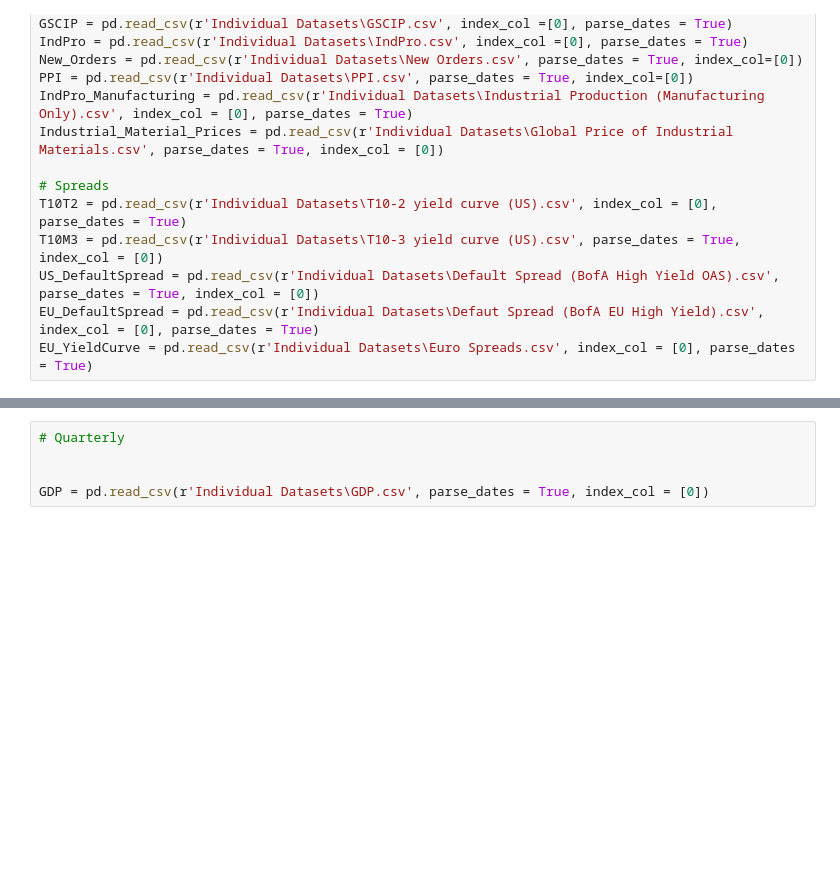
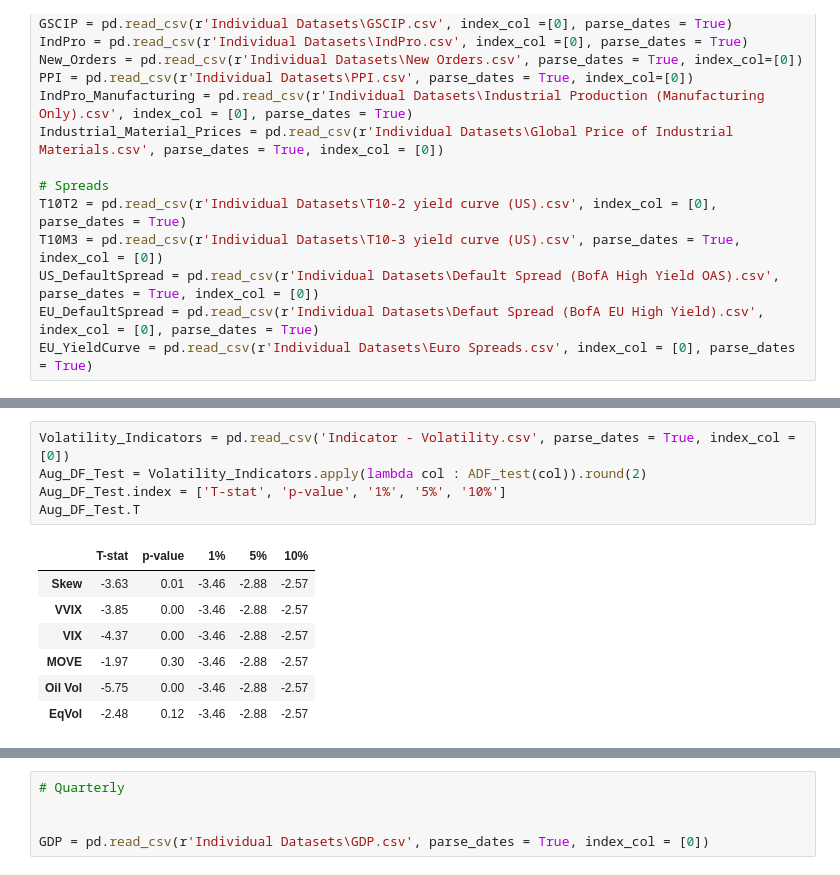
Before and after one commit to Pj-354/Python-Notebooks--Mine-, a Jupyter notebook: Dispersion/GARCH MIDAS/DCC MIDAS/_Data_Collection.ipynb, the cells around one changed output, grey strips where cells are left out. Drawn from its saved outputs; the diff is of its cells as text; blank space fills up the shorter version.

```diff
--- a/Dispersion/GARCH MIDAS/DCC MIDAS/_Data_Collection.ipynb
+++ b/Dispersion/GARCH MIDAS/DCC MIDAS/_Data_Collection.ipynb
@@ -606,0 +650,13 @@ Industrial_Indicators.to_csv('Industrial Indicators.csv')
+# %%
+Volatility_Indicators = pd.read_csv('Indicator - Volatility.csv', parse_dates = True, index_col = [0])
+Aug_DF_Test = Volatility_Indicators.apply(lambda col : ADF_test(col)).round(2)
+Aug_DF_Test.index = ['T-stat', 'p-value', '1%', '5%', '10%']
+Aug_DF_Test.T
+# %% [output]
+|  | T-stat | p-value | 1% | 5% | 10% |
+| Skew | -3.63 | 0.01 | -3.46 | -2.88 | -2.57 |
+| VVIX | -3.85 | 0.00 | -3.46 | -2.88 | -2.57 |
+| VIX | -4.37 | 0.00 | -3.46 | -2.88 | -2.57 |
+| MOVE | -1.97 | 0.30 | -3.46 | -2.88 | -2.57 |
+| Oil Vol | -5.75 | 0.00 | -3.46 | -2.88 | -2.57 |
+| EqVol | -2.48 | 0.12 | -3.46 | -2.88 | -2.57 |
```
Also changed, not shown: parts of 41 cells of this notebook, 8 other files.
